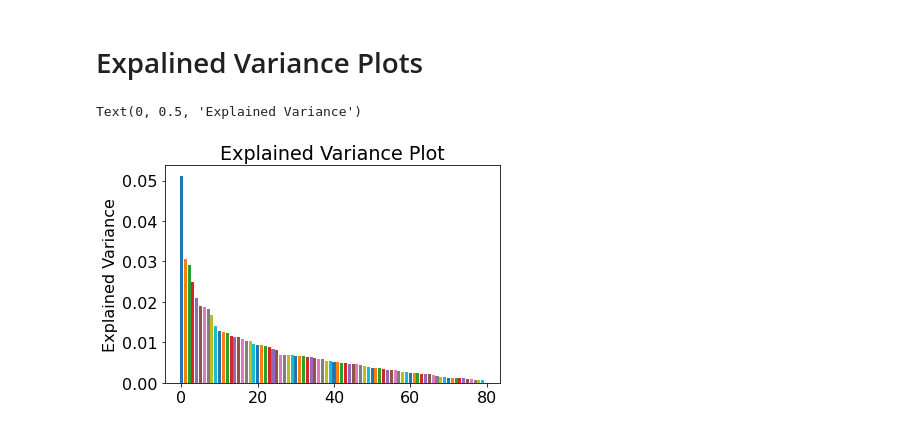
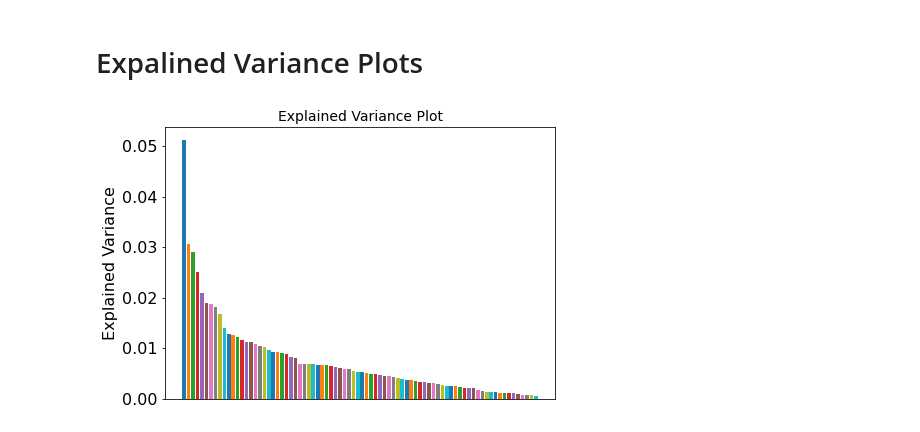
Before and after one commit to Reosu/modulome_mtb, a Jupyter notebook: notebooks/5_QC_QA_Summary.ipynb, the cells around one changed output. Cells and saved outputs as stored; diff of their text form; code cells hidden in the pictures.

Commit message:
Added explained_variance plot

```diff
--- a/notebooks/5_QC_QA_Summary.ipynb
+++ b/notebooks/5_QC_QA_Summary.ipynb
@@ -177,14 +179,22 @@ plt.savefig("../figures/interim_figures/precision_recall_plot.svg",transparent=T
 # %%
 explained_variance_values = {}
 for i in ica_data.A.index:
     explained_variance_values.update({i:explained_variance(ica_data,imodulons=i)})
-fig,ax = plt.subplots()
+fig,ax = plt.subplots(figsize=[7,5])
 count = 0
-for i in sorted(explained_variance_values.values(),reverse=True):
+sorted_dict = []
+for i in sorted(explained_variance_values.values(), reverse = True):
+    for j in explained_variance_values.keys():
+        if explained_variance_values[j] == i:
+            sorted_dict.append(j)
+
+for i in sorted(explained_variance_values.values(),reverse =True):
     ax.bar(count,i)
-    count +=1
-ax.set_title("Explained Variance Plot")
+    count += 1
+
+ax.set_title("Explained Variance Plot",fontsize=14)
 ax.set_ylabel("Explained Variance")
+plt.xticks([],fontsize=12)
+plt.savefig("../figures/interim_figures/explained_variance.svg",transparent=True)
 # %% [output]
-Text(0, 0.5, 'Explained Variance')
-[figure, old version]
+[figure, new version]
```
Also changed, not shown: parts of 1 cell of this notebook, 2 other files.
